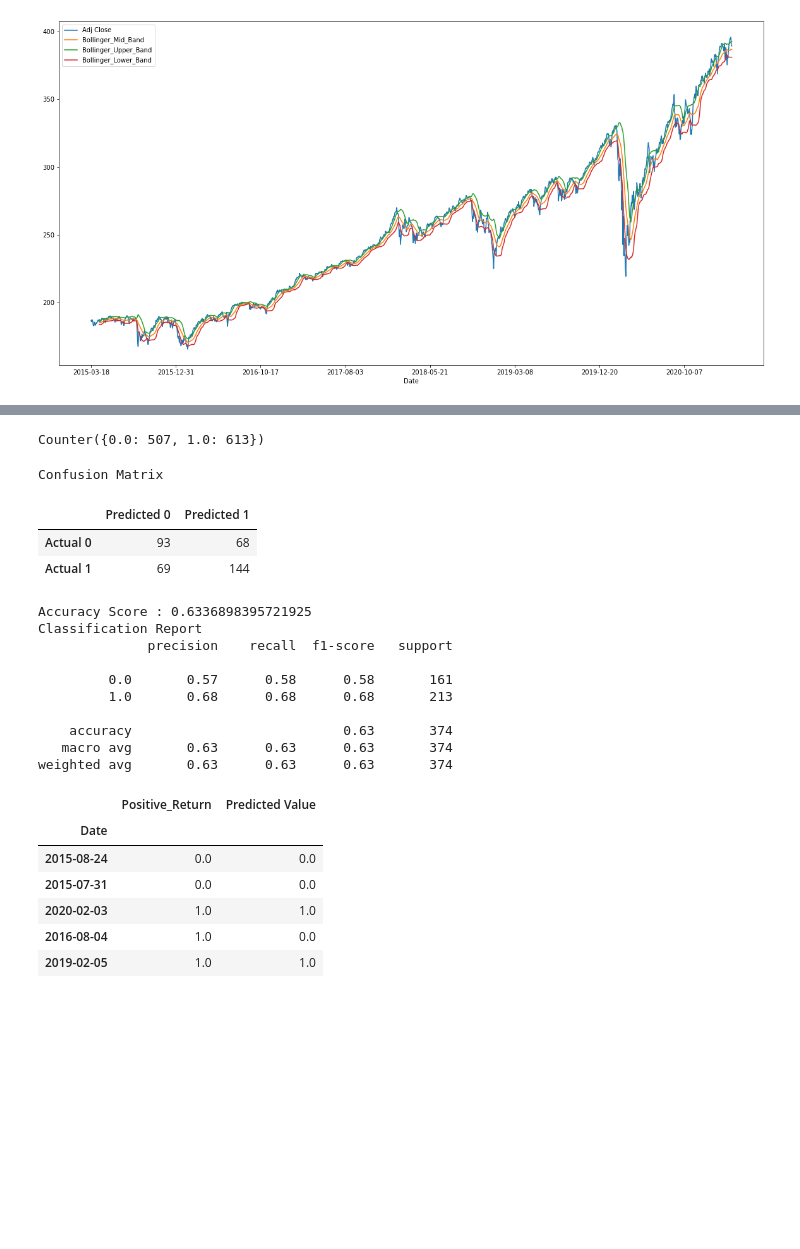
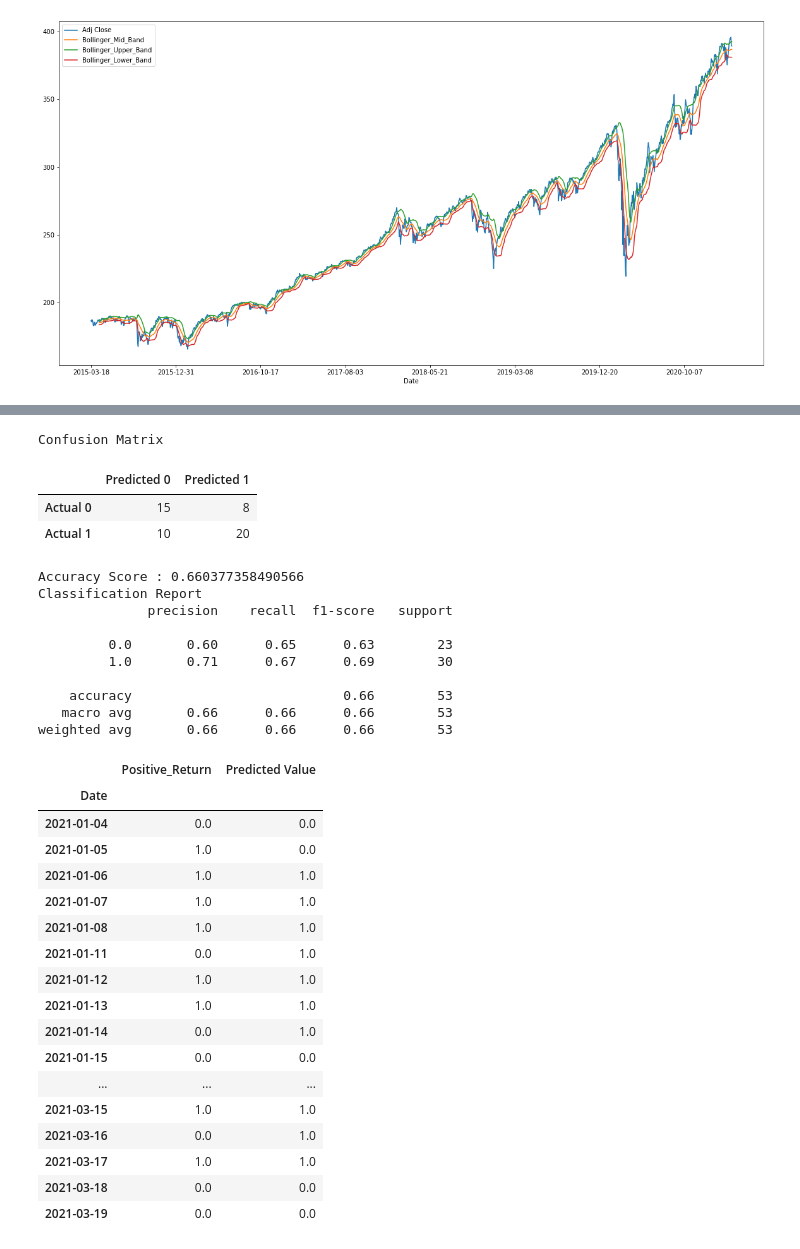
Before and after one commit to dbogatic/stock-evaluation, a Jupyter notebook: stock_price_predictors/classification_models/random_forest_classifier.ipynb, the cells around one changed output, grey strips where cells are left out. Drawn from its saved outputs; the diff is of its cells as text; code cells hidden in the pictures; blank space fills up the shorter version.

Commit message:
modified random forest x y split

```diff
--- a/stock_price_predictors/classification_models/random_forest_classifier.ipynb
+++ b/stock_price_predictors/classification_models/random_forest_classifier.ipynb
@@ -145,4 +145,4 @@ stock_prices.tail()
 | 2021-03-19 | 389.480011 | -0.001850 | 391.012282 | 386.849845 | 1.0 | 0.0 | 1.0 | ... |
 # %%
 X = stock_prices[["Crossover_Signal","Vol_Trend_Signal","Bollinger_Signal"]]
-X.tail()
+X_train = X[:"2021"]
@@ -157,3 +149,3 @@ X.tail()
 # %%
 y = stock_prices["Positive_Return"]
-y.tail()
+y_train = y[:"2021"]
@@ -189,12 +152,6 @@ Name: Positive_Return, dtype: float64
-# %%
-# Split the X and y into X_train, X_test, y_train, y_test
-from sklearn.model_selection import train_test_split
-
-X_train, X_test, y_train, y_test = train_test_split(X, y, random_state=1)
-
-Counter(y_train)
-# %% [output]
-Counter({0.0: 507, 1.0: 613})
+# %%
+X_test = X["2021":]
+y_test = y["2021":]
 # %%
 # Create the StandardScaler instance
 scaler = StandardScaler()
@@ -235,29 +192,40 @@ print(classification_report(y_test, predictions))
 # %% [output]
 Confusion Matrix
 |  | Predicted 0 | Predicted 1 |
-| Actual 0 | 93 | 68 |
-| Actual 1 | 69 | 144 |
+| Actual 0 | 15 | 8 |
+| Actual 1 | 10 | 20 |
-Accuracy Score : 0.6336898395721925
+Accuracy Score : 0.660377358490566
 Classification Report
               precision    recall  f1-score   support
 
-         0.0       0.57      0.58      0.58       161
-         1.0       0.68      0.68      0.68       213
+         0.0       0.60      0.65      0.63        23
+         1.0       0.71      0.67      0.69        30
 
-    accuracy                           0.63       374
-   macro avg       0.63      0.63      0.63       374
-weighted avg       0.63      0.63      0.63       374
+    accuracy                           0.66        53
+   macro avg       0.66      0.66      0.66        53
+weighted avg       0.66      0.66      0.66        53
 # %%
 # Assemble actual y data (Y_test) with predicted y data (from just above) into two columns in a dataframe:
 Results = y_test.to_frame()
 Results["Predicted Value"] = predictions
-Results.head()
+Results
 # %% [output]
 |  | Positive_Return | Predicted Value |
 | Date |  |  |
-| 2015-08-24 | 0.0 | 0.0 |
-| 2015-07-31 | 0.0 | 0.0 |
-| 2020-02-03 | 1.0 | 1.0 |
-| 2016-08-04 | 1.0 | 0.0 |
-| 2019-02-05 | 1.0 | 1.0 |
+| 2021-01-04 | 0.0 | 0.0 |
+| 2021-01-05 | 1.0 | 0.0 |
+| 2021-01-06 | 1.0 | 1.0 |
+| 2021-01-07 | 1.0 | 1.0 |
+| 2021-01-08 | 1.0 | 1.0 |
+| 2021-01-11 | 0.0 | 1.0 |
+| 2021-01-12 | 1.0 | 1.0 |
+| 2021-01-13 | 1.0 | 1.0 |
+| 2021-01-14 | 0.0 | 1.0 |
+| 2021-01-15 | 0.0 | 0.0 |
+| ... | ... | ... |
+| 2021-03-15 | 1.0 | 1.0 |
+| 2021-03-16 | 0.0 | 1.0 |
+| 2021-03-17 | 1.0 | 1.0 |
+| 2021-03-18 | 0.0 | 0.0 |
+| 2021-03-19 | 0.0 | 0.0 |
 # %%
```
Also changed, not shown: parts of 6 cells of this notebook.
